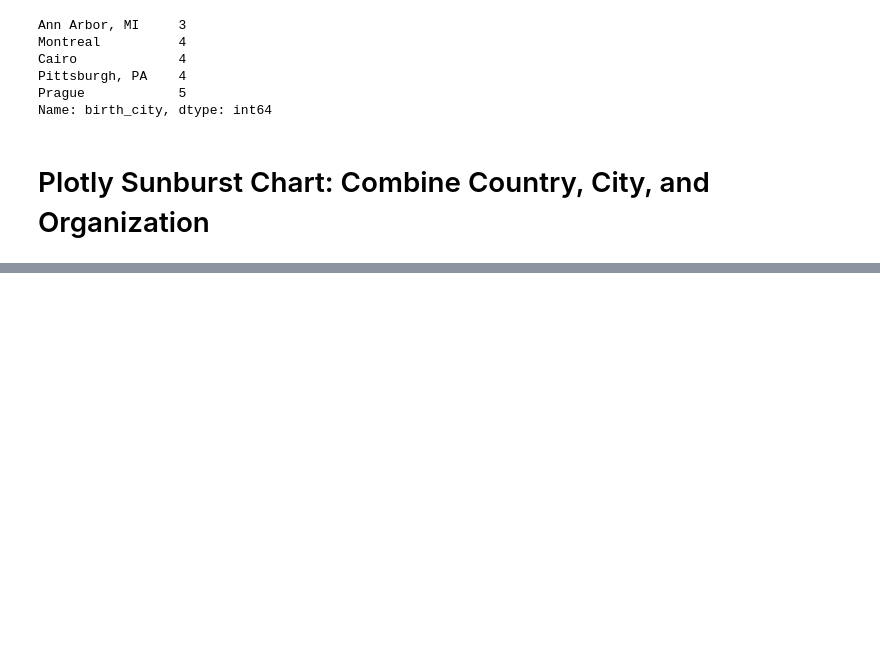
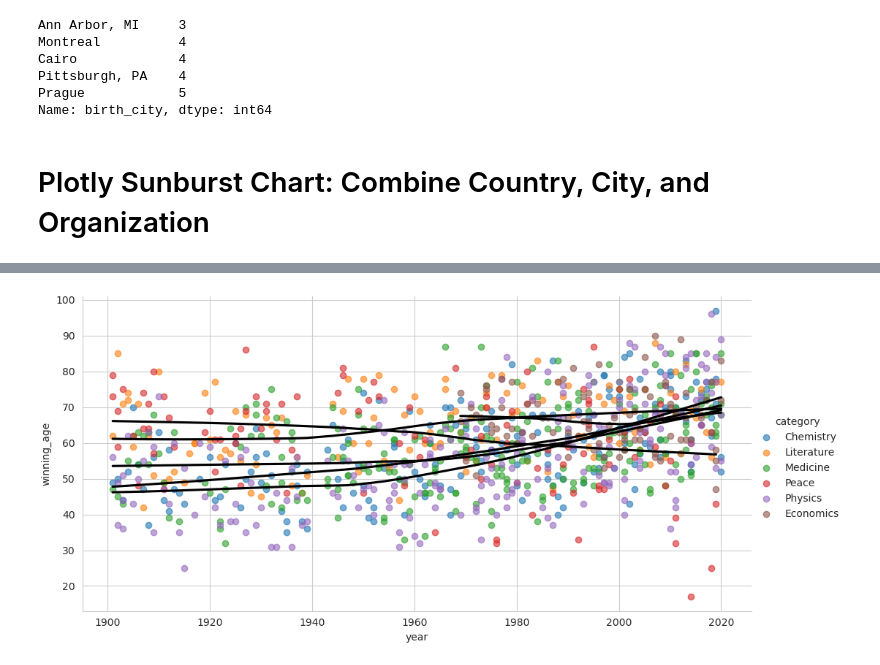
Before and after one commit to boolin9/nobel_prize_analysis, a Jupyter notebook: Nobel_Prize_Analysis.ipynb, the cells around one changed output, grey strips where cells are left out. Saved outputs shown, nothing was run; the diff lists cells and outputs as text; code cells hidden in the pictures; blank space fills up the shorter version.

```diff
--- a/Nobel_Prize_Analysis.ipynb
+++ b/Nobel_Prize_Analysis.ipynb
@@ -575,0 +614,14 @@ How does the age of laureates vary by category?
+# %%
+with sns.axes_style('whitegrid'):
+    sns.lmplot(data=df_data,
+               x='year',
+               y='winning_age',
+               lowess=True,
+               hue='category', # Change to row for individual charts
+               aspect=2,
+               scatter_kws={'alpha': 0.6},
+               line_kws={'color': 'black'})
+
+plt.show()
+# %% [output]
+[figure, added]
```
Also changed, not shown: parts of 25 cells of this notebook.
